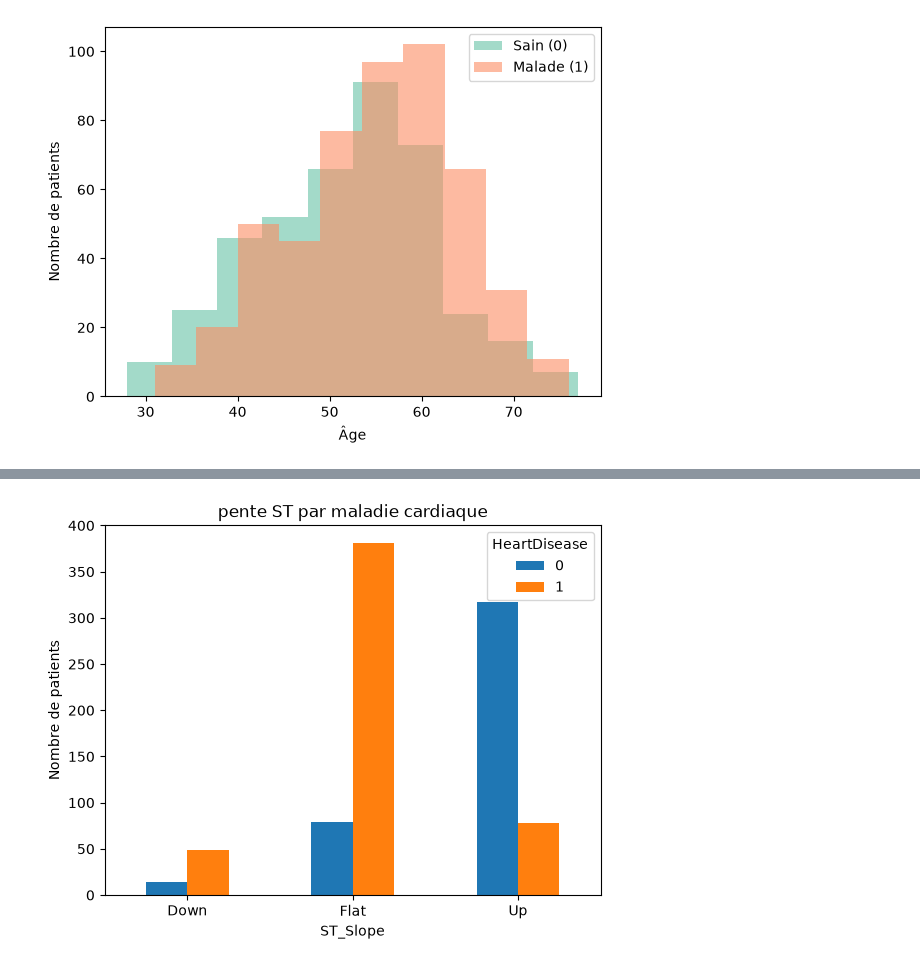
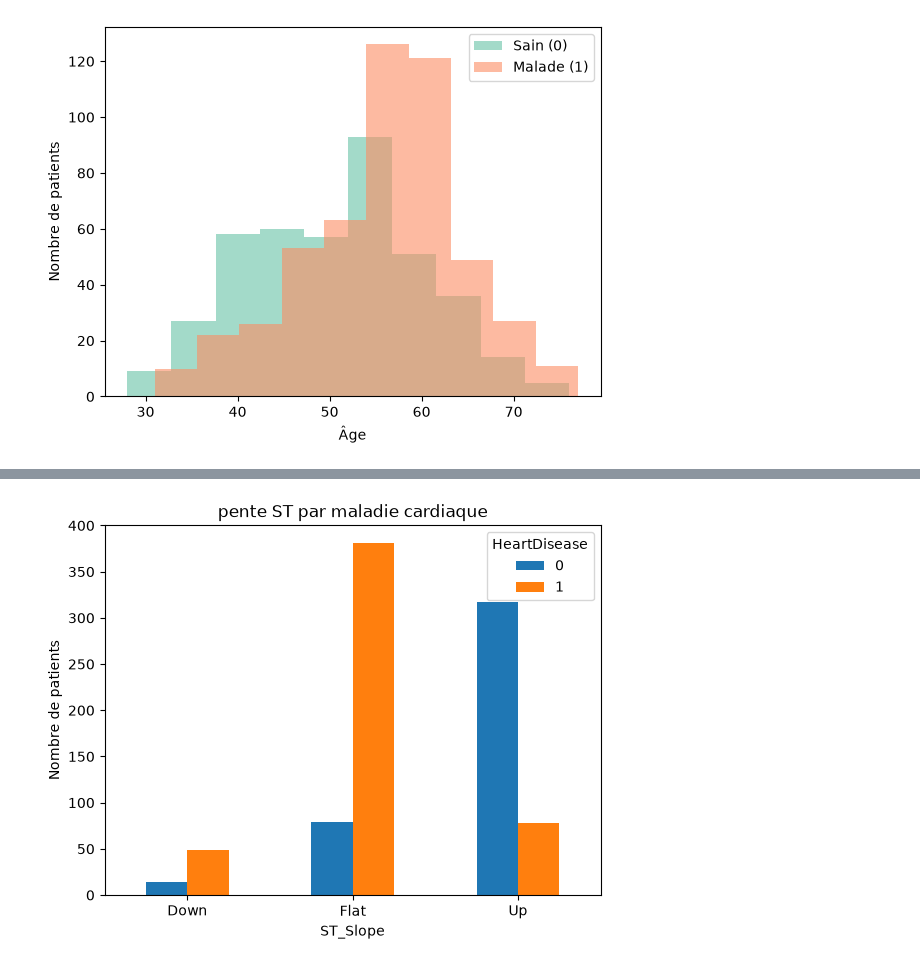
Before and after one commit to mohamedamineelkasbi/heart_disease_prediction_project, a Jupyter notebook: notebooks/DATA_VISUALISATION.ipynb, the cells around one changed output, grey strips where cells are left out. Cells and saved outputs as stored; diff of their text form; code cells hidden in the pictures.

```diff
--- a/notebooks/DATA_VISUALISATION.ipynb
+++ b/notebooks/DATA_VISUALISATION.ipynb
@@ -3,3 +6,4 @@ import pandas as pd
 # %%
-df=pd.read_csv("../data/processed/heart_clean.csv")
+df = pd.read_csv("../data/raw/heart.csv")
+df_eda = df.copy()
 # %%
@@ -44,9 +48,9 @@ plt.show()
 # %%
 bins = [28,44,50,56,62,68,74,80]
 labels = ['28-34', '34-41', '41-48','48-55','55-62','62-69','69-77']
-df['Age_group'] = pd.cut(df['Age'], bins=bins, labels=labels, right=True)
+df_eda['Age_group'] = pd.cut(df_eda['Age'], bins=bins, labels=labels, right=True)
 
-ct = pd.crosstab(df['Age_group'], df['HeartDisease'])
+ct = pd.crosstab(df_eda['Age_group'], df_eda['HeartDisease'])
 
 ct.plot(kind='bar', stacked=True, color=['#66c2a5', '#fc8d62'], figsize=(8,5))
 plt.title('Maladie cardiaque par groupe d\'âge (28-77 ans)')
@@ -62,10 +66,10 @@ plt.show()
 # %%
-plt.hist(df[df['HeartDisease'] == 0]['Age'], alpha=0.6, label='Sain (0)', color='#66c2a5')
-plt.hist(df[df['HeartDisease'] == 1]['Age'], alpha=0.6, label='Malade (1)', color='#fc8d62')
+plt.hist(df_eda[df_eda['HeartDisease'] == 0]['Age'], alpha=0.6, label='Sain (0)', color='#66c2a5')
+plt.hist(df_eda[df_eda['HeartDisease'] == 1]['Age'], alpha=0.6, label='Malade (1)', color='#fc8d62')
 plt.xlabel('Âge')
 plt.ylabel('Nombre de patients')
 plt.legend()
 plt.show()
 # %% [output]
-[figure, old version]
+[figure, new version]
 # %%
```
Also changed, not shown: parts of 19 cells of this notebook, 29 other files.
